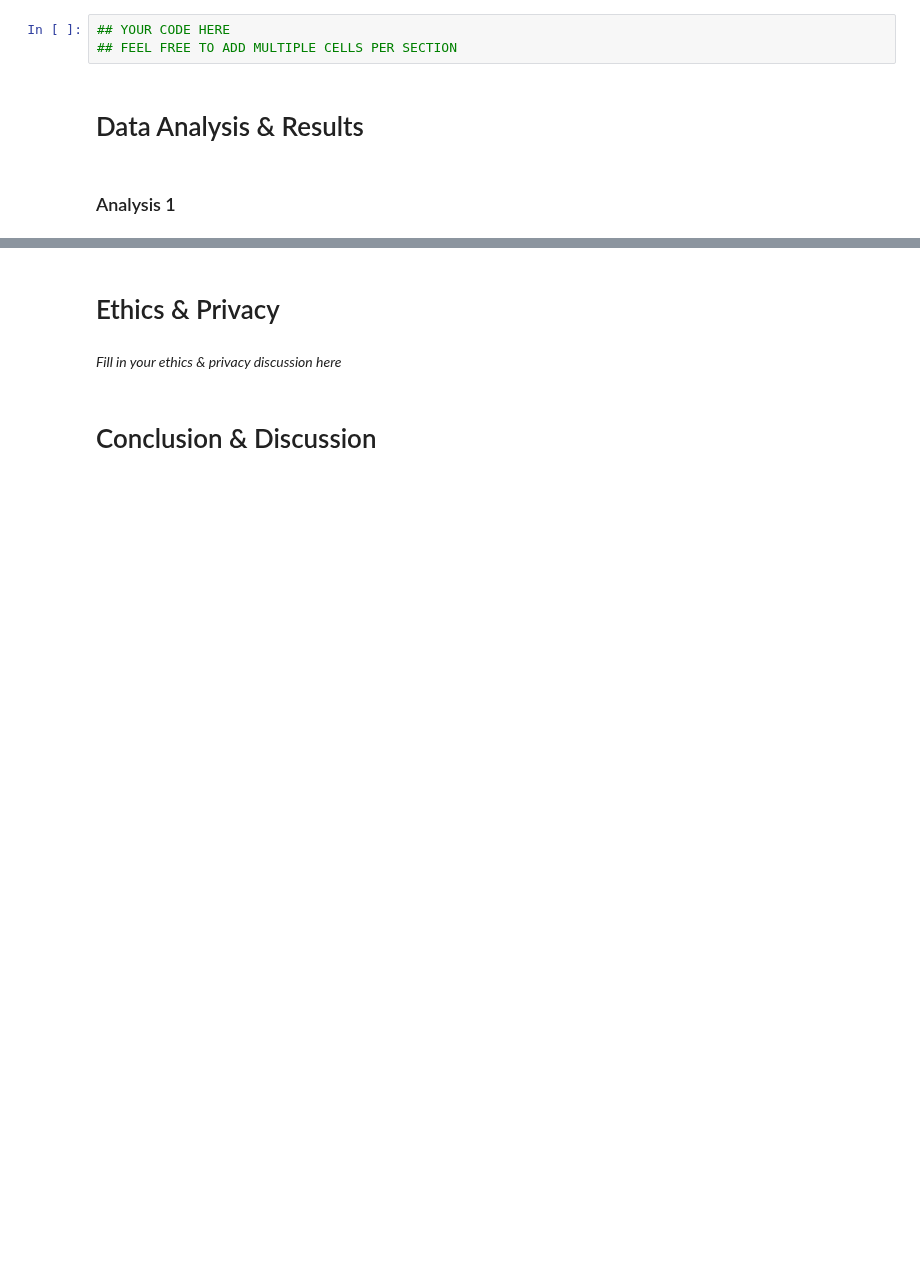
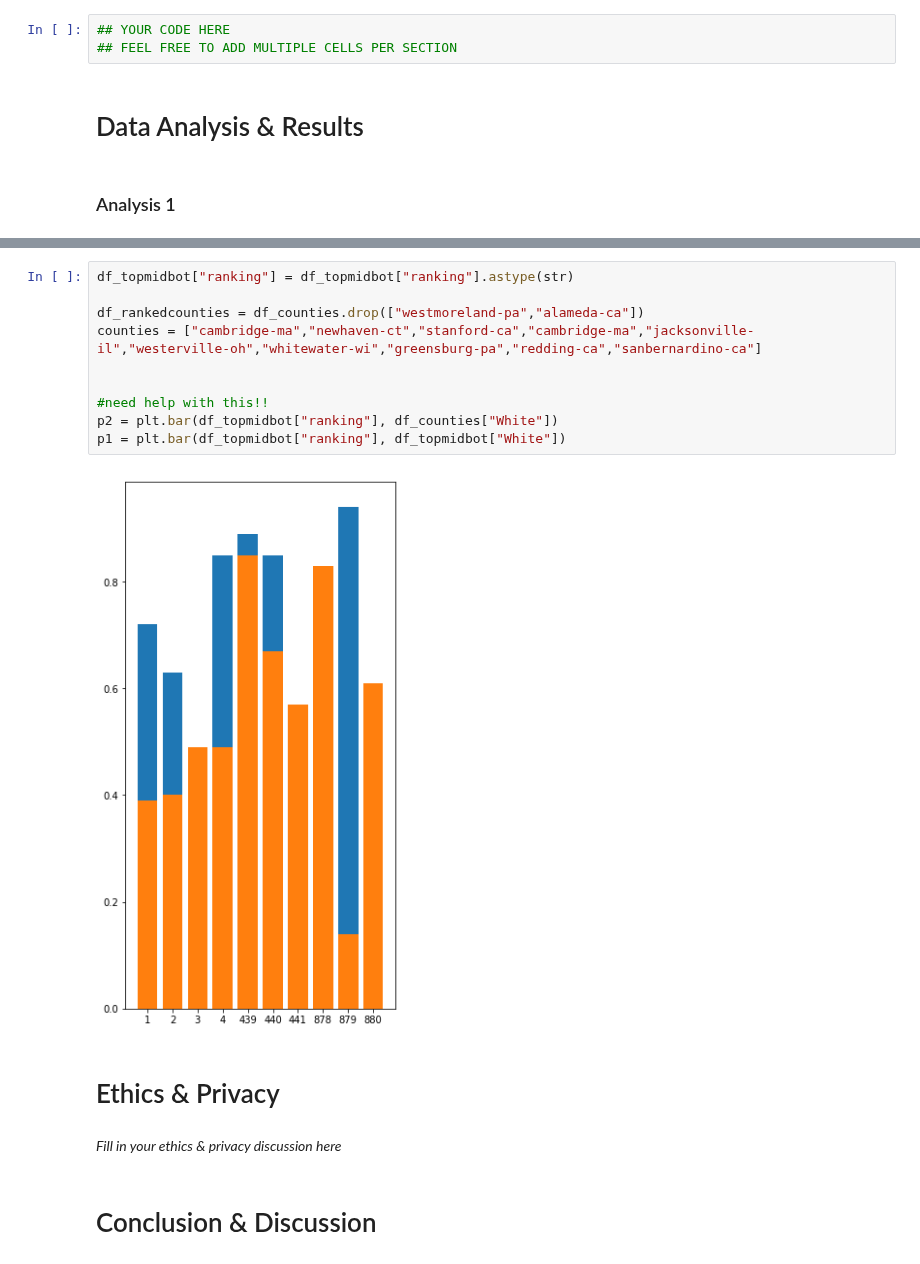
Before and after one commit to nforesti/education, a Jupyter notebook: FinalProject.ipynb, the cells around one changed output, grey strips where cells are left out. Drawn from its saved outputs; the diff is of its cells as text; blank space fills up the shorter version.

```diff
--- a/FinalProject.ipynb
+++ b/FinalProject.ipynb
@@ -132,3 +151,15 @@ df1 = df_cities.loc[]
+# %%
+df_topmidbot["ranking"] = df_topmidbot["ranking"].astype(str)
+
+df_rankedcounties = df_counties.drop(["westmoreland-pa","alameda-ca"])
+counties = ["cambridge-ma","newhaven-ct","stanford-ca","cambridge-ma","jacksonville-il","westerville-oh","whitewater-wi","greensburg-pa","redding-ca","sanbernardino-ca"]
+
+
+#need help with this!!
+p2 = plt.bar(df_topmidbot["ranking"], df_counties["White"])
+p1 = plt.bar(df_topmidbot["ranking"], df_topmidbot["White"])
+# %% [output]
+[figure, added]
 # %% [markdown]
 # Ethics & Privacy
 # %% [markdown]
```
Also changed, not shown: parts of 6 cells of this notebook.
